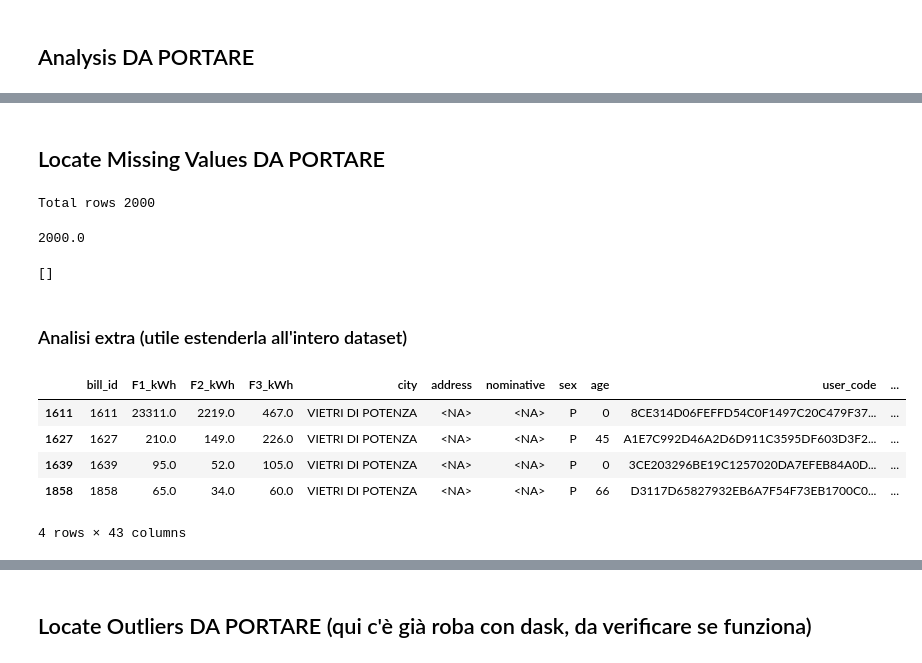
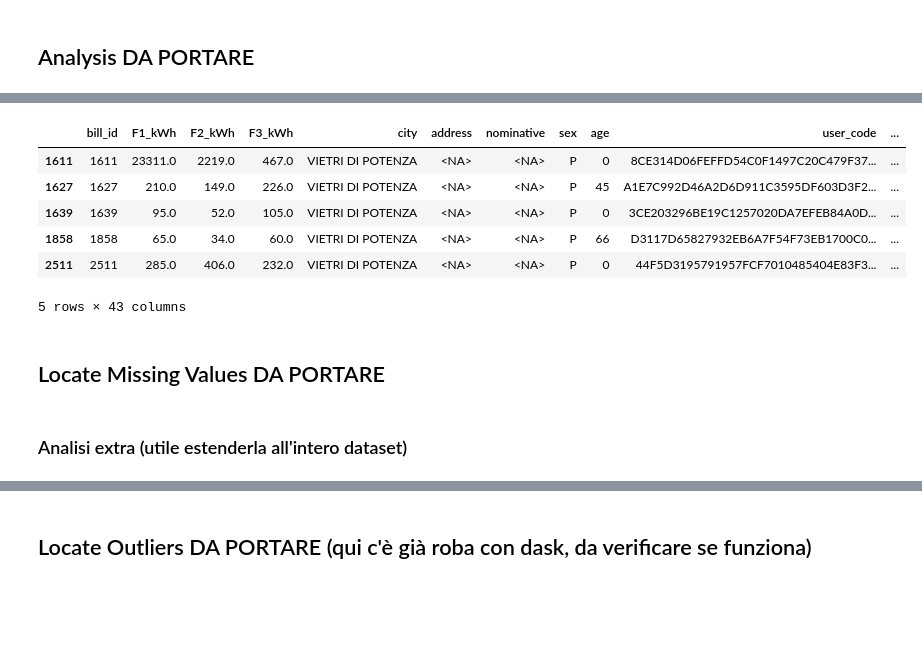
Before and after one commit to Il-Pela/BDMG-Project, a Jupyter notebook: Pelacani.ipynb, the cells around one changed output, grey strips where cells are left out. Drawn from its saved outputs; the diff is of its cells as text; code cells hidden in the pictures; blank space fills up the shorter version.

```diff
--- a/Pelacani.ipynb
+++ b/Pelacani.ipynb
@@ -83,7 +140,7 @@ base = BaseDfBench()
 # We can use bill_id as the index for our dataset --> meglio di no
 # base.load_dataset('/data/invoices_sample.csv', 'csv', index_col='bill_id')
 
-base.load_dataset('/data/invoices_sample.csv', 'csv')
+base.load_dataset('parquet')
 df = base.get_df()
 columns = base.get_columns()
-df
+base.npartitions()
@@ -308,55 +358,53 @@ numeric_cols = col_type(df, find=['numeric'])
 date_cols = col_type(df, find=['date'])
 # %%
 #esempio
-base.locate_null_values('address')
+base.locate_null_values('address').head()
+# %% [output]
+|  | bill_id | F1_kWh | F2_kWh | F3_kWh | city | address | nominative | sex | age | user_code | ... |
+| 1611 | 1611 | 23311.0 | 2219.0 | 467.0 | VIETRI DI POTENZA | <NA> | <NA> | P | 0 | 8CE314D06FEFFD54C0F1497C20C479F37... | ... |
+| 1627 | 1627 | 210.0 | 149.0 | 226.0 | VIETRI DI POTENZA | <NA> | <NA> | P | 45 | A1E7C992D46A2D6D911C3595DF603D3F2... | ... |
+| 1639 | 1639 | 95.0 | 52.0 | 105.0 | VIETRI DI POTENZA | <NA> | <NA> | P | 0 | 3CE203296BE19C1257020DA7EFEB84A0D... | ... |
+| 1858 | 1858 | 65.0 | 34.0 | 60.0 | VIETRI DI POTENZA | <NA> | <NA> | P | 66 | D3117D65827932EB6A7F54F73EB1700C0... | ... |
+| 2511 | 2511 | 285.0 | 406.0 | 232.0 | VIETRI DI POTENZA | <NA> | <NA> | P | 0 | 44F5D3195791957FCF7010485404E83F3... | ... |
+5 rows × 43 columns
 # %% [markdown]
 ## Locate Missing Values DA PORTARE
 # %%
 # LOCATE MISSING VALUES
-rows = df.shape[0]
+#rows = df.shape[0]
 #wait(ddf.shape[0])
-print("Total rows", rows)
+#print("Total rows", rows)
 
 # These are the colums with at least one missing value
-column_count_nan = []
+column_count_nan = {}
+# compute the presence of null value on time instead every iteration for performance reasons
+na = base.get_df().isna()
+val = na.any().compute()
 
-for c in columns:
-
-    if (not base.locate_null_values(c).empty):
-        count = base.locate_null_values(c).shape[0]
+for c, val in vec.to_pandas().items():
+    count = na[c].sum()
+    if (val):
         #print(c, "\t Affected rows:", count)
-        p = {
-            'column_name' : c,
-            'nr_nan': count
-        }
+        column_count_nan[c] = count
     else:
         #print(c, "\t Qui no missing values")
-        p = {
-            'column_name' : c,
-            'nr_nan': 0
-        }
-    column_count_nan.append(p)
+        column_count_nan[c] = count
-# %% [output]
-Total rows 2000
 # %%
 column_with_nan = []
 
-perc = 100
-soglia = (perc * df.shape[0]) / 100
+perc = 50
+soglia = ((perc * base.get_df().shape[0]) / 100).compute()
 print(soglia)
 
-for c in column_count_nan:
-    if c['nr_nan'] > soglia:
+for c, val in column_count_nan.items():
+    if val.compute() > soglia:
         #print(c['column_name'])
-        column_with_nan.append(c['column_name'])
+        column_with_nan.append(c)
 
 column_with_nan
 
 # Si può notare come nessuna colonna abbia il 100% di valori nulli, ma ci sono altresì tante
 # colonne con un numero elevato di nan. Poche colonne hanno un numero basso di nan.
-# %% [output]
-2000.0
-[]
 # %% [markdown]
 ### Analisi extra (utile estenderla all'intero dataset)
 # %%
@@ -364,12 +412,5 @@ column_with_nan
 #pena controllare ed eventualmente eliminare le righe?
 
 base.locate_null_values('nominative')
-# %% [output]
-|  | bill_id | F1_kWh | F2_kWh | F3_kWh | city | address | nominative | sex | age | user_code | ... |
-| 1611 | 1611 | 23311.0 | 2219.0 | 467.0 | VIETRI DI POTENZA | <NA> | <NA> | P | 0 | 8CE314D06FEFFD54C0F1497C20C479F37... | ... |
-| 1627 | 1627 | 210.0 | 149.0 | 226.0 | VIETRI DI POTENZA | <NA> | <NA> | P | 45 | A1E7C992D46A2D6D911C3595DF603D3F2... | ... |
-| 1639 | 1639 | 95.0 | 52.0 | 105.0 | VIETRI DI POTENZA | <NA> | <NA> | P | 0 | 3CE203296BE19C1257020DA7EFEB84A0D... | ... |
-| 1858 | 1858 | 65.0 | 34.0 | 60.0 | VIETRI DI POTENZA | <NA> | <NA> | P | 66 | D3117D65827932EB6A7F54F73EB1700C0... | ... |
-4 rows × 43 columns
 # %%
 base.locate_null_values('address')
```
Also changed, not shown: parts of 49 cells of this notebook, 2 other files.
